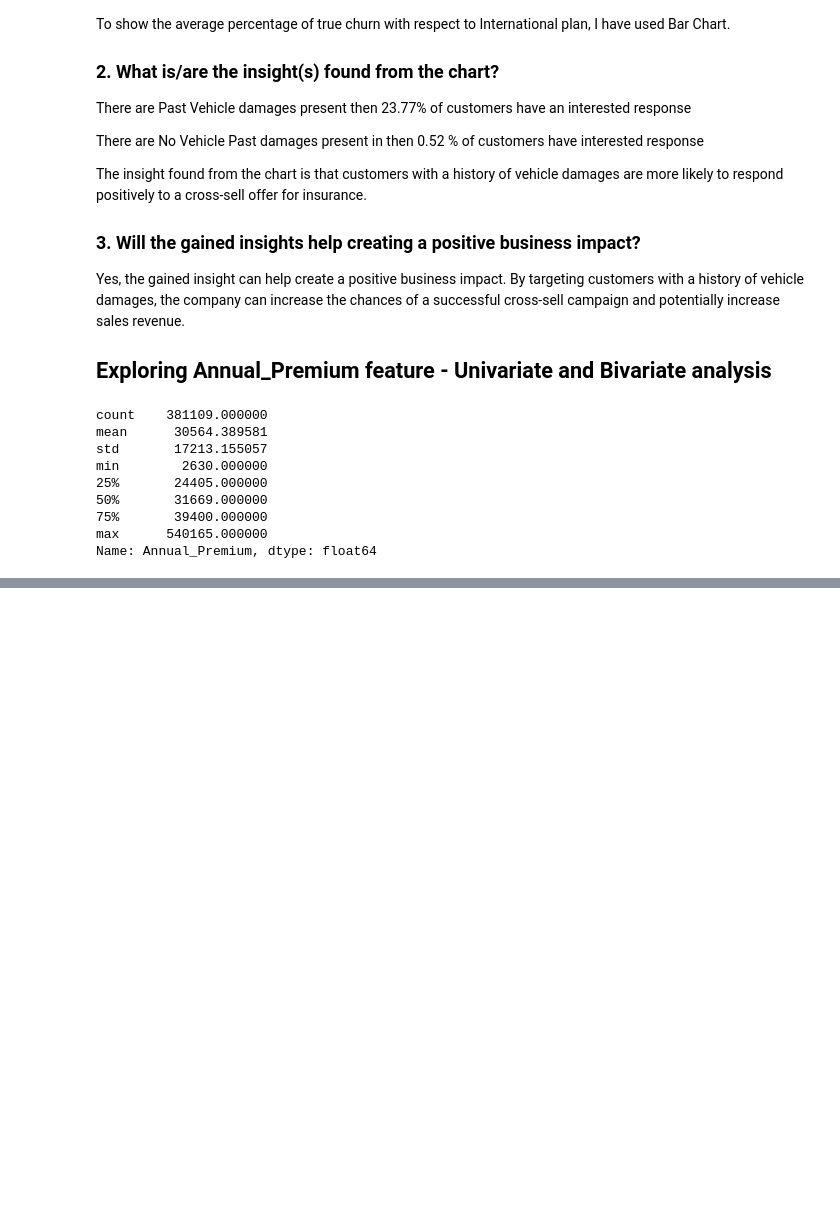
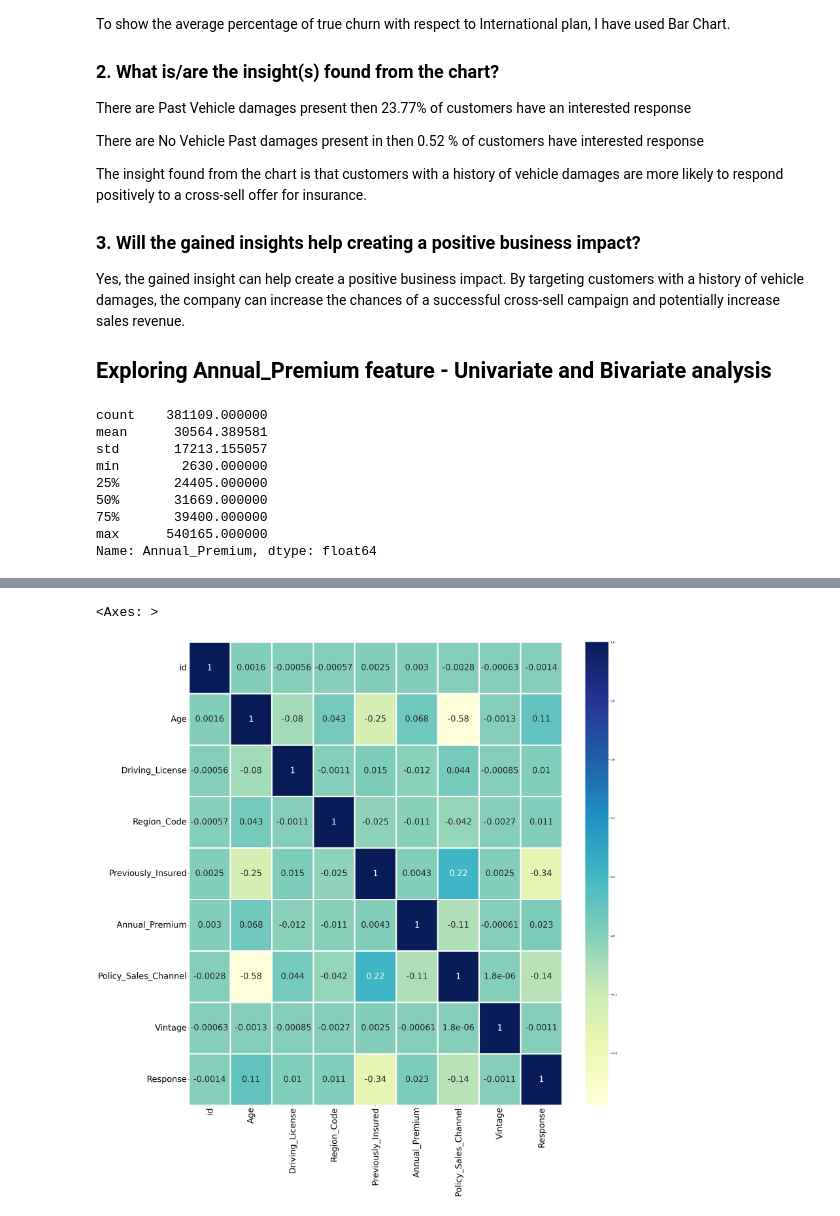
Before and after one commit to rajkumarshedage/Health-Insurance-Cross-Sell-Prediction, a Jupyter notebook: Health_Insurance_Cross_Sell_Prediction_.ipynb, the cells around one changed output, grey strips where cells are left out. Saved outputs shown, nothing was run; the diff lists cells and outputs as text; code cells hidden in the pictures; blank space fills up the shorter version.

```diff
--- a/Health_Insurance_Cross_Sell_Prediction_.ipynb
+++ b/Health_Insurance_Cross_Sell_Prediction_.ipynb
@@ -930,0 +1026,8 @@ Name: Annual_Premium, dtype: float64
+# %%
+plt.figure(figsize = (30,30))
+plt.xticks(fontsize = 30, rotation = 90)
+plt.yticks(fontsize = 30, rotation = 90)
+sns.heatmap(df.corr(), cmap = "YlGnBu", annot = True, annot_kws = {"fontsize":30},linewidths = 5)
+# %% [output]
+<Axes: >
+[figure, added]
```
Also changed, not shown: parts of 9 cells of this notebook.
